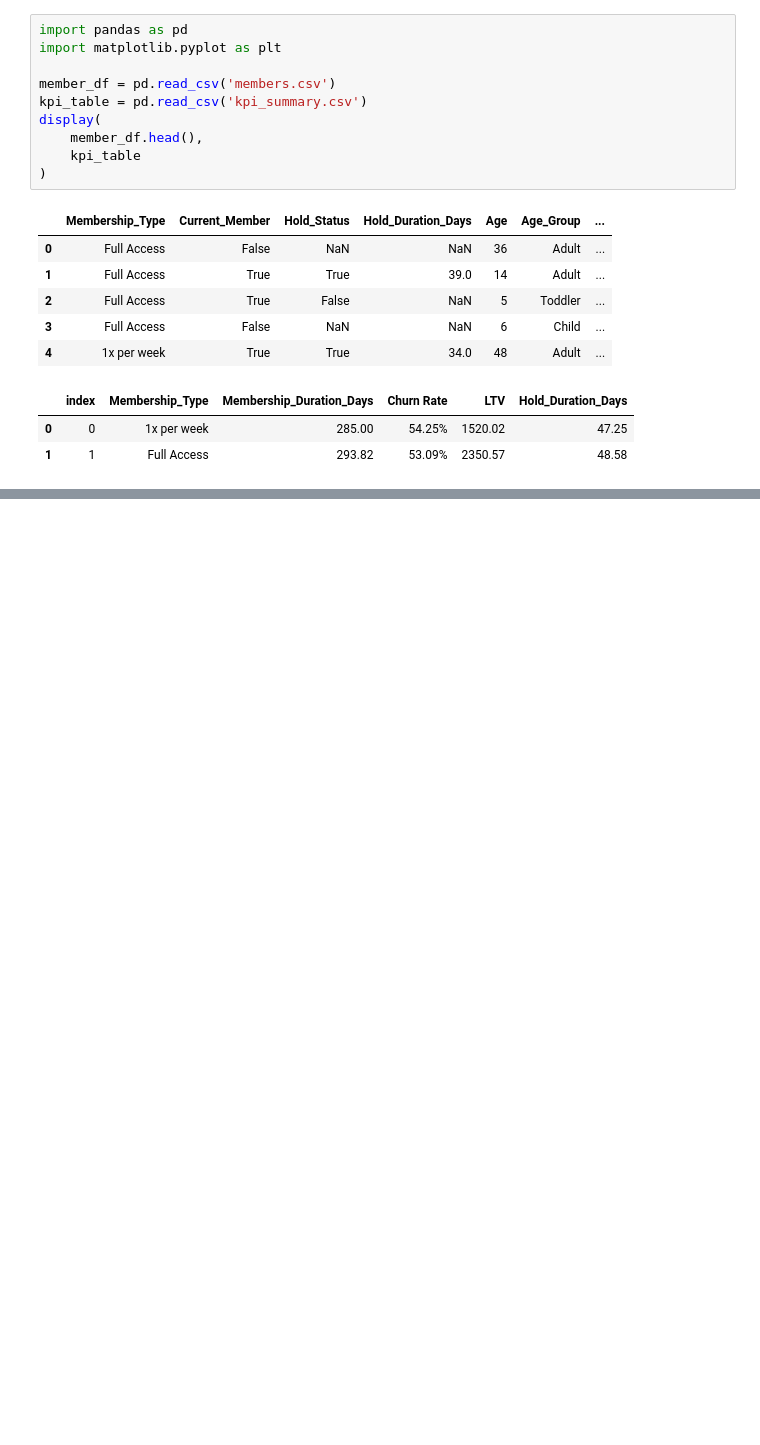
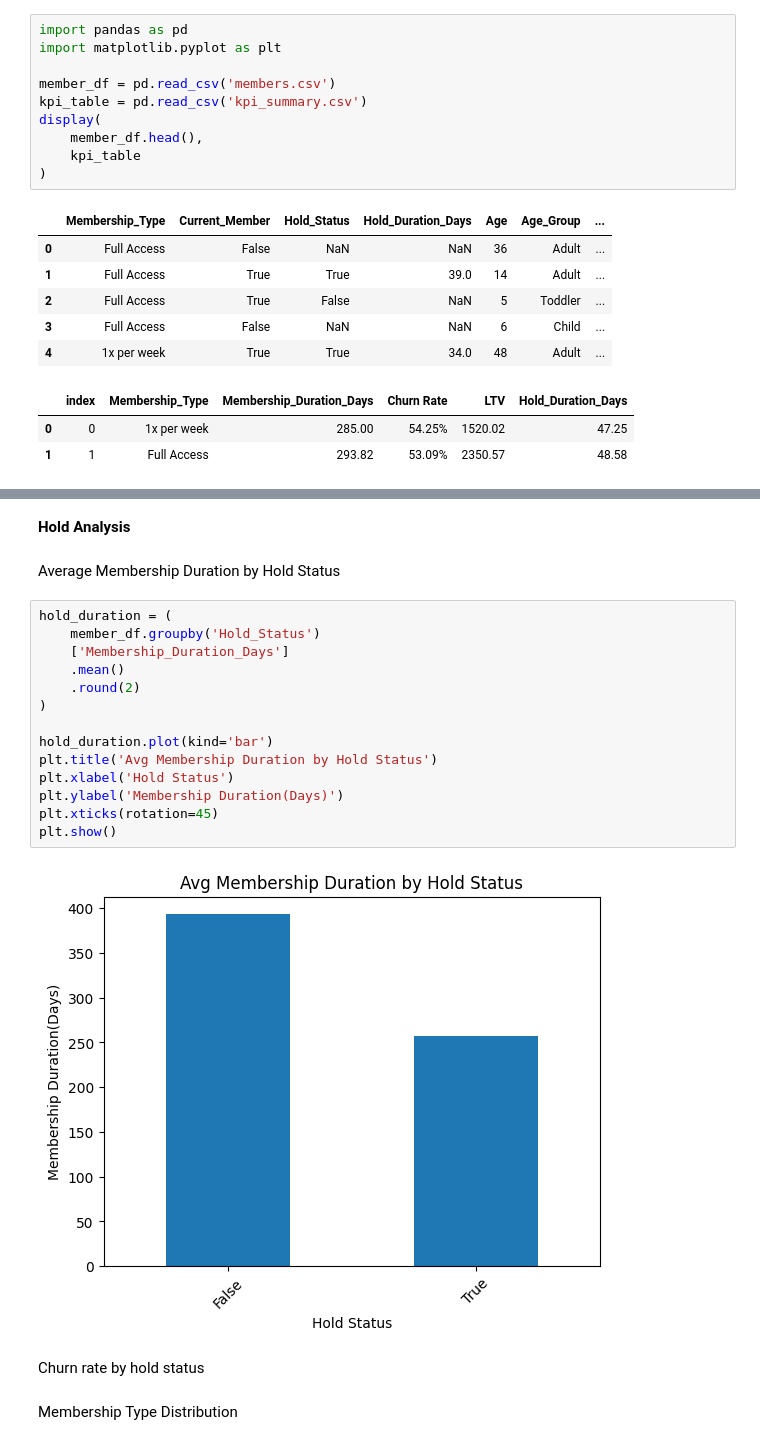
Before and after one commit to NMcPherson97/BJJ-Membership-Analysis, a Jupyter notebook: memberanalysis.ipynb, the cells around one changed output, grey strips where cells are left out. Saved outputs shown, nothing was run; the diff lists cells and outputs as text; blank space fills up the shorter version.

```diff
--- a/memberanalysis.ipynb
+++ b/memberanalysis.ipynb
@@ -39,3 +101,27 @@ Full Access members generate significantly higher lifetime value than 1x-per-wee
+# %% [markdown]
+**Hold Analysis**
+# %% [markdown]
+Average Membership Duration by Hold Status
+# %%
+hold_duration = (
+    member_df.groupby('Hold_Status')
+    ['Membership_Duration_Days']
+    .mean()
+    .round(2)
+)
+
+hold_duration.plot(kind='bar')
+plt.title('Avg Membership Duration by Hold Status')
+plt.xlabel('Hold Status')
+plt.ylabel('Membership Duration(Days)')
+plt.xticks(rotation=45)
+plt.show()
+# %% [output]
+[figure, added]
+# %% [markdown]
+Churn rate by hold status
+# %% [markdown]
+Membership Type Distribution
 # %%
 member_df['Membership_Type'].value_counts().plot(
     kind='pie',
```
Also changed, not shown: parts of 18 cells of this notebook, 1 other file.
